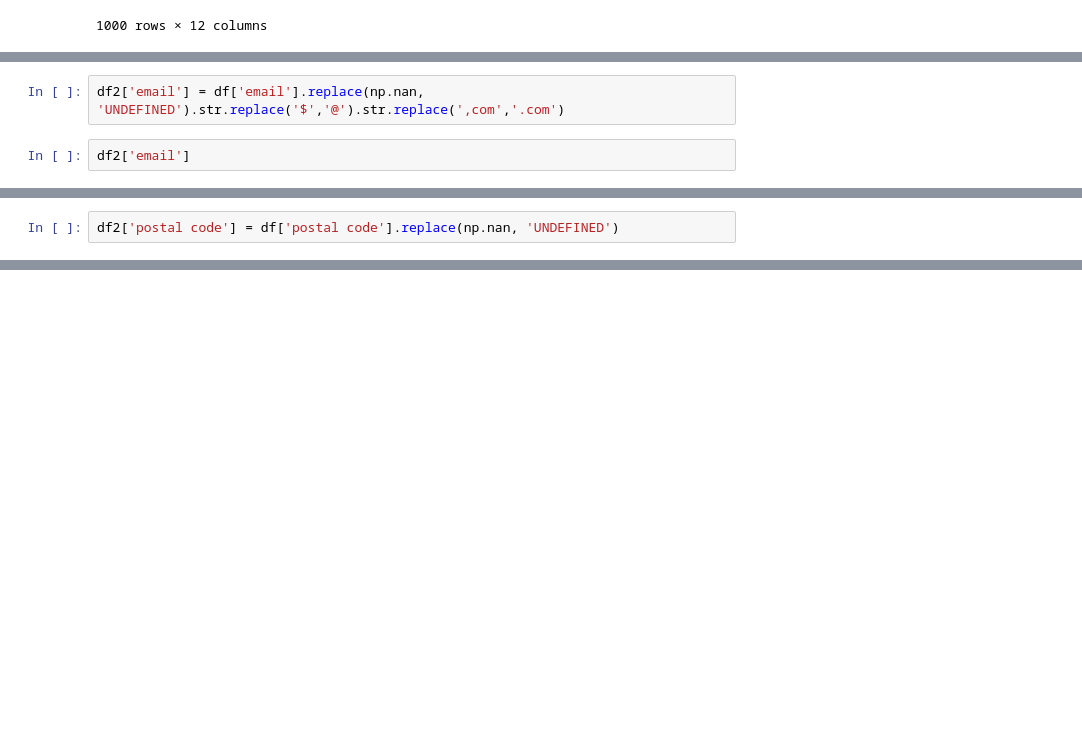
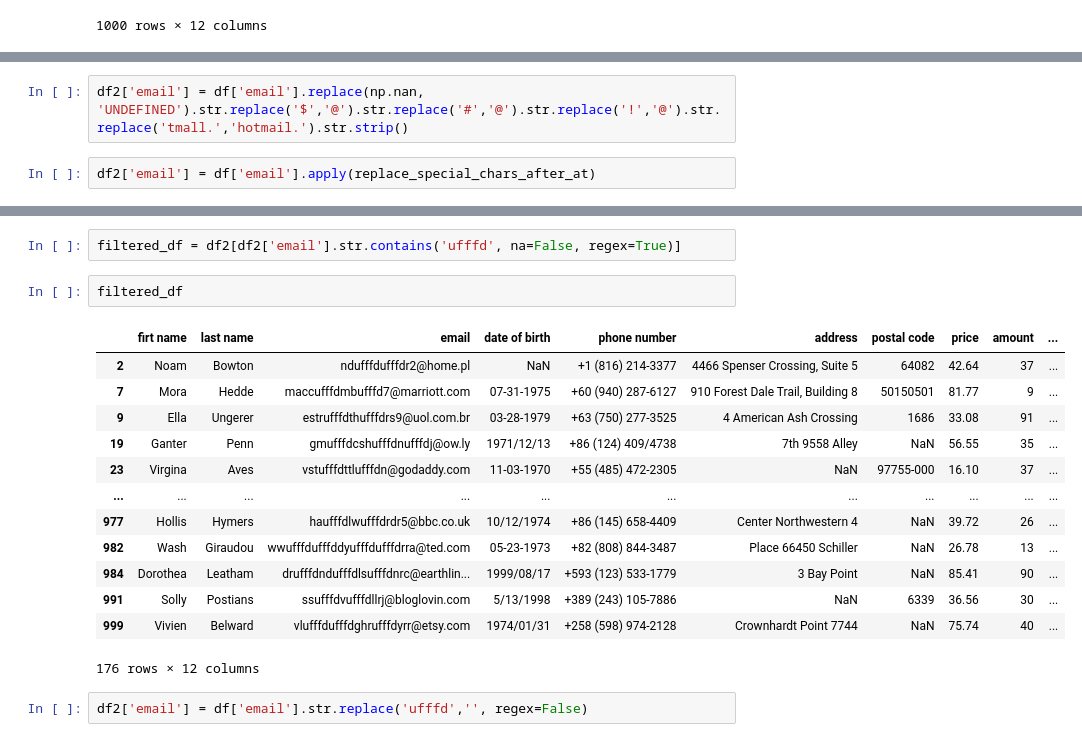
Before and after one commit to PedroZulim/data_engine, a Jupyter notebook: testes.ipynb, the cells around one changed output, grey strips where cells are left out. Drawn from its saved outputs; the diff is of its cells as text; blank space fills up the shorter version.

```diff
--- a/testes.ipynb
+++ b/testes.ipynb
@@ -48,4 +41,4 @@ df2
 # %%
-df2['email'] = df['email'].replace(np.nan, 'UNDEFINED').str.replace('$','@').str.replace(',com','.com')
+df2['email'] = df['email'].replace(np.nan, 'UNDEFINED').str.replace('$','@').str.replace('#','@').str.replace('!','@').str.replace('tmall.','hotmail.').str.strip()
 # %%
-df2['email']
+df2['email'] = df['email'].apply(replace_special_chars_after_at)
@@ -65,4 +45,2 @@ Name: email, Length: 1000, dtype: object
-# %%
-df2['postal code'] = df['postal code'].replace(np.nan, 'UNDEFINED')
 # %%
 df2
@@ -68,0 +61,20 @@ df2
+# %%
+filtered_df = df2[df2['email'].str.contains('ufffd', na=False, regex=True)]
+# %%
+filtered_df
+# %% [output]
+|  | firt name | last name | email | date of birth | phone number | address | postal code | price | amount | ... |
+| 2 | Noam | Bowton | ndufffdufffdr2@home.pl | NaN | +1 (816) 214-3377 | 4466 Spenser Crossing, Suite 5 | 64082 | 42.64 | 37 | ... |
+| 7 | Mora | Hedde | maccufffdmbufffd7@marriott.com | 07-31-1975 | +60 (940) 287-6127 | 910 Forest Dale Trail, Building 8 | 50150501 | 81.77 | 9 | ... |
+| 9 | Ella | Ungerer | estrufffdthufffdrs9@uol.com.br | 03-28-1979 | +63 (750) 277-3525 | 4 American Ash Crossing | 1686 | 33.08 | 91 | ... |
+| 19 | Ganter | Penn | gmufffdcshufffdnufffdj@ow.ly | 1971/12/13 | +86 (124) 409/4738 | 7th 9558 Alley | NaN | 56.55 | 35 | ... |
+| 23 | Virgina | Aves | vstufffdttlufffdn@godaddy.com | 11-03-1970 | +55 (485) 472-2305 | NaN | 97755-000 | 16.10 | 37 | ... |
+| ... | ... | ... | ... | ... | ... | ... | ... | ... | ... | ... |
+| 977 | Hollis | Hymers | haufffdlwufffdrdr5@bbc.co.uk | 10/12/1974 | +86 (145) 658-4409 | Center Northwestern 4 | NaN | 39.72 | 26 | ... |
+| 982 | Wash | Giraudou | wwufffdufffddyufffdufffdrra@ted.com | 05-23-1973 | +82 (808) 844-3487 | Place 66450 Schiller | NaN | 26.78 | 13 | ... |
+| 984 | Dorothea | Leatham | drufffdndufffdlsufffdnrc@earthlin... | 1999/08/17 | +593 (123) 533-1779 | 3 Bay Point | NaN | 85.41 | 90 | ... |
+| 991 | Solly | Postians | ssufffdvufffdllrj@bloglovin.com | 5/13/1998 | +389 (243) 105-7886 | NaN | 6339 | 36.56 | 30 | ... |
+| 999 | Vivien | Belward | vlufffdufffdghrufffdyrr@etsy.com | 1974/01/31 | +258 (598) 974-2128 | Crownhardt Point 7744 | NaN | 75.74 | 40 | ... |
+176 rows × 12 columns
+# %%
+df2['email'] = df['email'].str.replace('ufffd','', regex=False)
```
Also changed, not shown: parts of 10 cells of this notebook.
